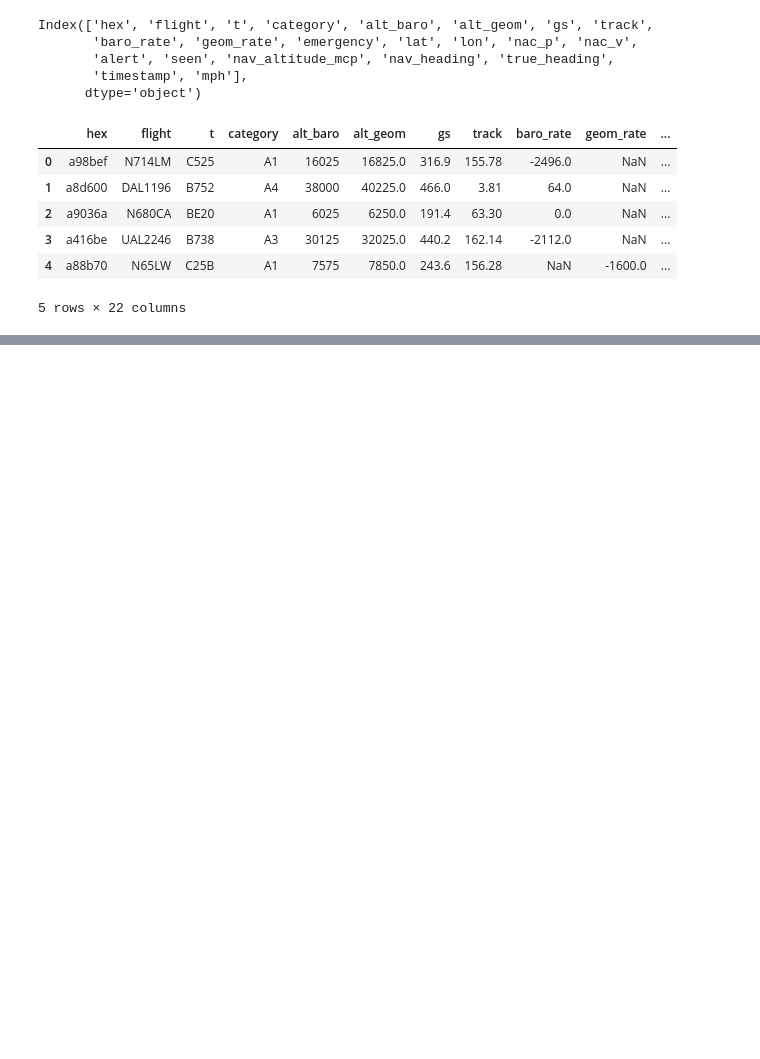
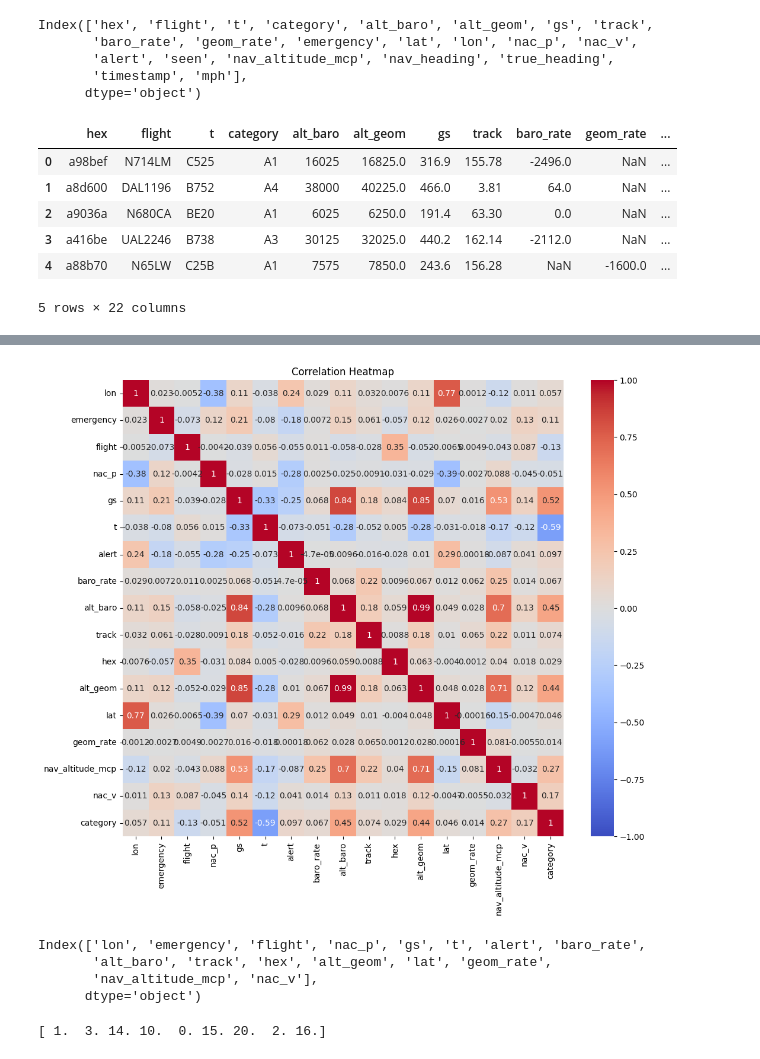
Before and after one commit to lwilsen/adsb_project, a Jupyter notebook: adsb.ipynb, the cells around one changed output, grey strips where cells are left out. Cells and saved outputs as stored; diff of their text form; code cells hidden in the pictures; blank space fills up the shorter version.

```diff
--- a/adsb.ipynb
+++ b/adsb.ipynb
@@ -120,0 +259,20 @@ file.head()
+# %%
+df['category'] = df[df.columns[28-12:28]].idxmax(axis=1).astype('float64')
+# %%
+num_to_num = {
+    0: 0,
+    1: 1,
+    2: 3,
+    3: 14,
+    4: 15,
+    5: 20,
+    6: 16,
+    7: 10,
+    8: 2,
+    9: 2,
+    11: 2,
+    10: 2
+}
+
+df['category'] = df.category.map(num_to_num).astype('float64')
+df.category
@@ -120,0 +292,3 @@ file.head()
+# %%
+df.drop(df.columns[28-12:28], axis=1, inplace=True)
+df
@@ -120,0 +309,7 @@ file.head()
+# %%
+plt.figure(figsize=(12, 10))
+sns.heatmap(df.corr(), annot=True, cmap="coolwarm", vmin=-1, vmax=1)
+plt.title("Correlation Heatmap")
+plt.show()
+# %% [output]
+[figure, added]
@@ -120,0 +319,7 @@ file.head()
+# %%
+X.columns
+# %% [output]
+Index(['lon', 'emergency', 'flight', 'nac_p', 'gs', 't', 'alert', 'baro_rate',
+       'alt_baro', 'track', 'hex', 'alt_geom', 'lat', 'geom_rate',
+       'nav_altitude_mcp', 'nac_v'],
+      dtype='object')
@@ -120,0 +353,4 @@ file.head()
+# %%
+print(y_train.unique())
+# %% [output]
+[ 1.  3. 14. 10.  0. 15. 20.  2. 16.]
```
Also changed, not shown: parts of 29 cells of this notebook, 9 other files.
